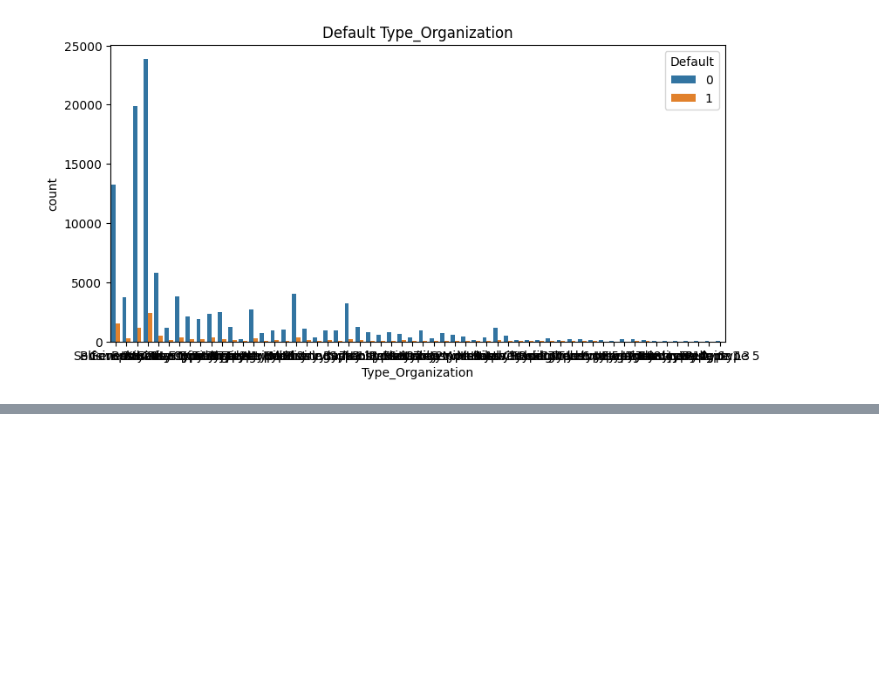
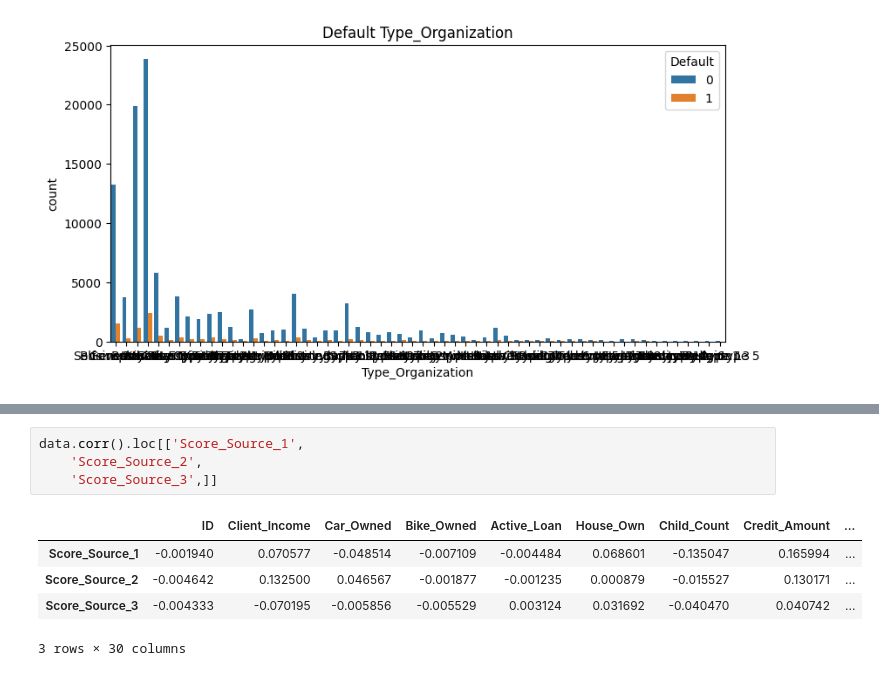
Before and after one commit to kimhyunso/semi_project, a Jupyter notebook: test.ipynb, the cells around one changed output, grey strips where cells are left out. Cells and saved outputs as stored; diff of their text form; blank space fills up the shorter version.

```diff
--- a/test.ipynb
+++ b/test.ipynb
@@ -264,0 +488,10 @@ plt.show()
+# %%
+data.corr().loc[['Score_Source_1',
+    'Score_Source_2',
+    'Score_Source_3',]]
+# %% [output]
+|  | ID | Client_Income | Car_Owned | Bike_Owned | Active_Loan | House_Own | Child_Count | Credit_Amount | ... |
+| Score_Source_1 | -0.001940 | 0.070577 | -0.048514 | -0.007109 | -0.004484 | 0.068601 | -0.135047 | 0.165994 | ... |
+| Score_Source_2 | -0.004642 | 0.132500 | 0.046567 | -0.001877 | -0.001235 | 0.000879 | -0.015527 | 0.130171 | ... |
+| Score_Source_3 | -0.004333 | -0.070195 | -0.005856 | -0.005529 | 0.003124 | 0.031692 | -0.040470 | 0.040742 | ... |
+3 rows × 30 columns
```
Also changed, not shown: parts of 36 cells of this notebook, 10 other files.
